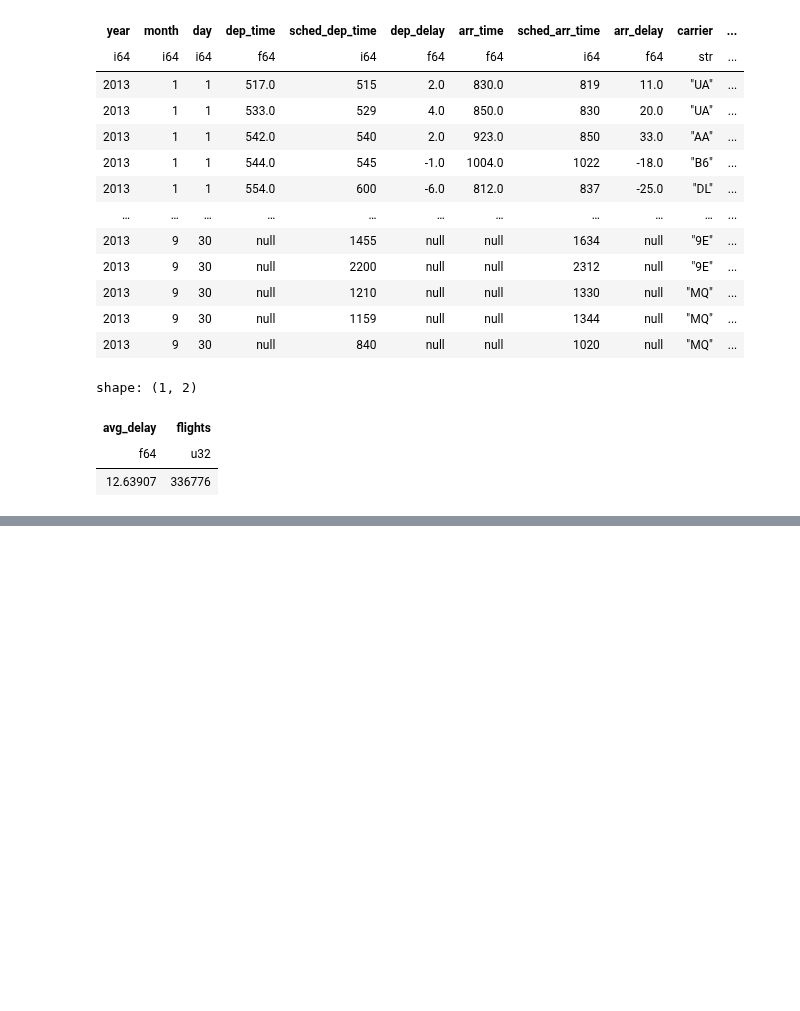
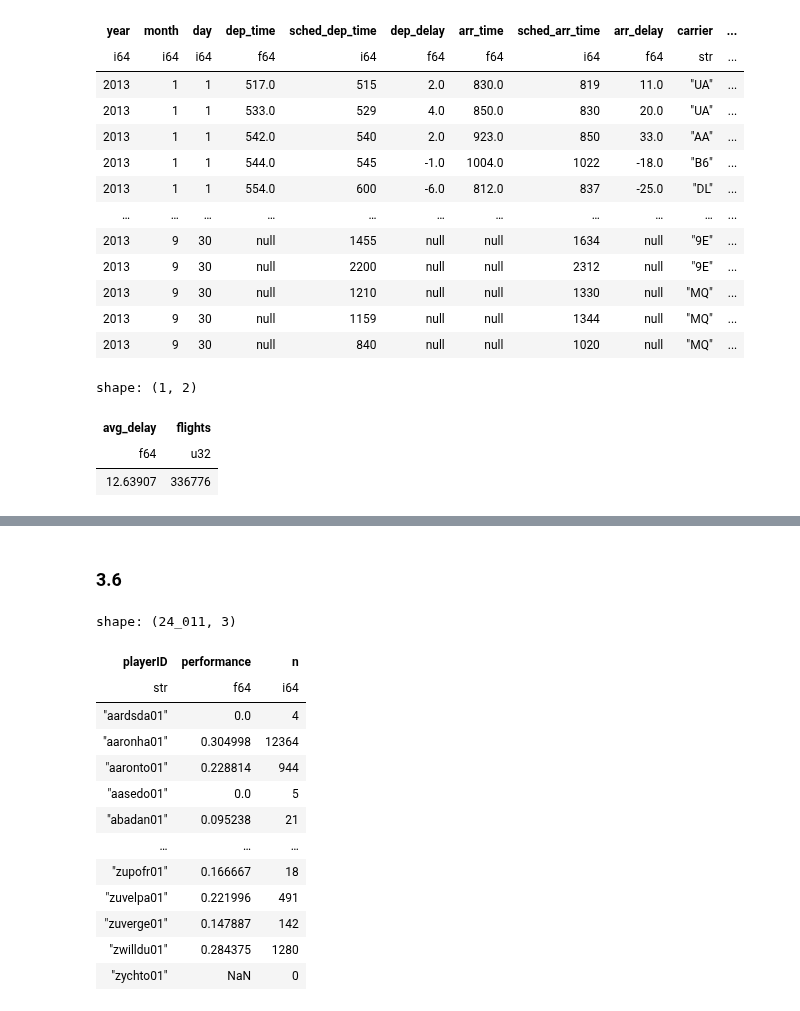
Before and after one commit to huangziwei/hea, a Jupyter notebook: example/books/r4ds/ch03.ipynb, the cells around one changed output, grey strips where cells are left out. Saved outputs shown, nothing was run; the diff lists cells and outputs as text; code cells hidden in the pictures; blank space fills up the shorter version.

```diff
--- a/example/books/r4ds/ch03.ipynb
+++ b/example/books/r4ds/ch03.ipynb
@@ -613,0 +711,27 @@ shape: (1, 2)
+# %% [markdown]
+### 3.6
+# %%
+batters = (
+    data("batting", package="Lahman")
+        .group_by("playerID")
+        .summarize(
+            performance=col("H").sum() / col("AB").sum(),
+            n = col("AB").sum()
+        )
+)
+batters
+# %% [output]
+shape: (24_011, 3)
+| playerID | performance | n |
+| str | f64 | i64 |
+| "aardsda01" | 0.0 | 4 |
+| "aaronha01" | 0.304998 | 12364 |
+| "aaronto01" | 0.228814 | 944 |
+| "aasedo01" | 0.0 | 5 |
+| "abadan01" | 0.095238 | 21 |
+| … | … | … |
+| "zupofr01" | 0.166667 | 18 |
+| "zuvelpa01" | 0.221996 | 491 |
+| "zuverge01" | 0.147887 | 142 |
+| "zwilldu01" | 0.284375 | 1280 |
+| "zychto01" | NaN | 0 |
```
Also changed, not shown: parts of 16 cells of this notebook, 1 other file.
